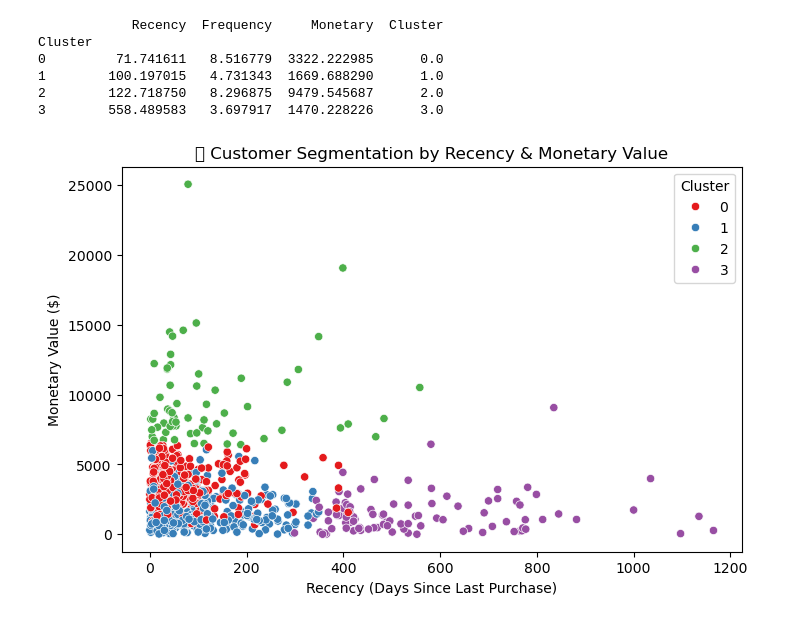
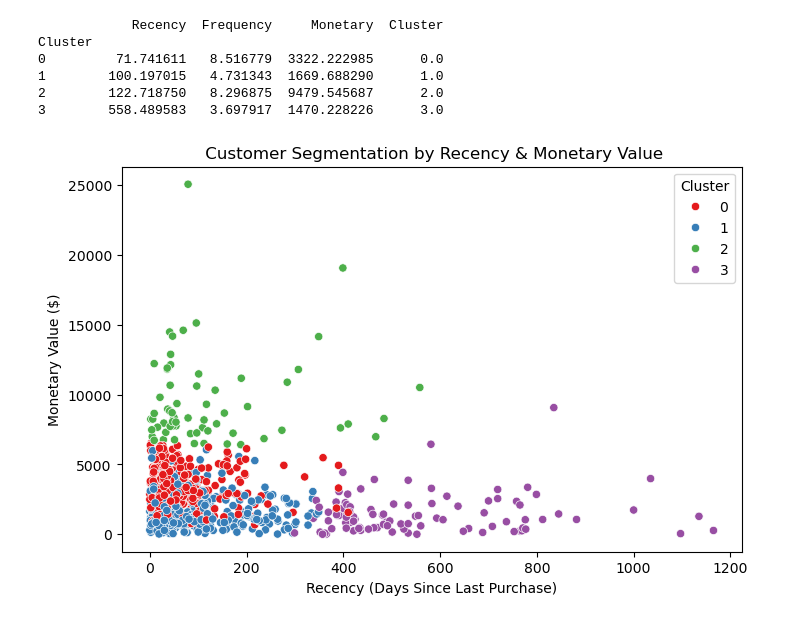
Before and after one commit to yrehim7/Superstore-EDA-analysis, a Jupyter notebook: main.ipynb, the cells around one changed output. Drawn from its saved outputs; the diff is of its cells as text; code cells hidden in the pictures.

```diff
--- a/main.ipynb
+++ b/main.ipynb
@@ -603,10 +623,12 @@ Cluster
 3        558.489583   3.697917  1470.228226      3.0
 # %%
 plt.figure(figsize=(8, 5))
+
 sns.scatterplot(x=rfm["Recency"], y=rfm["Monetary"], hue=rfm["Cluster"], palette="Set1")
-plt.title("📊 Customer Segmentation by Recency & Monetary Value")
+plt.title(" Customer Segmentation by Recency & Monetary Value")
 plt.xlabel("Recency (Days Since Last Purchase)")
 plt.ylabel("Monetary Value ($)")
+
 plt.show()
 # %% [output]
-[figure, old version]
+[figure, new version]
```
Also changed, not shown: parts of 4 cells of this notebook.
